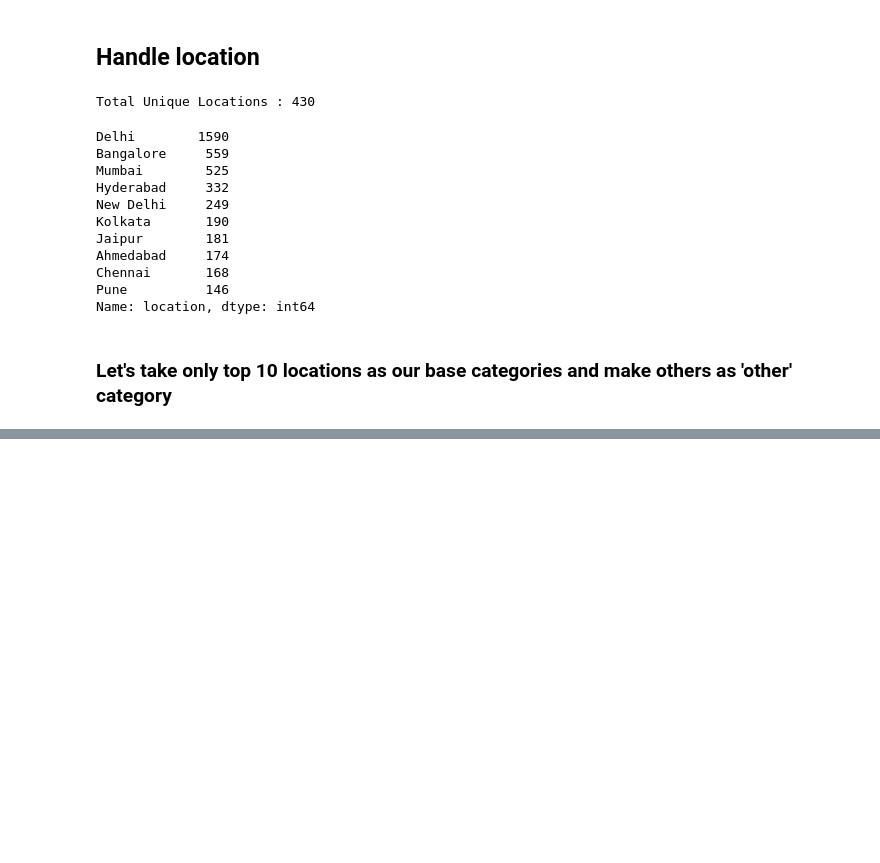
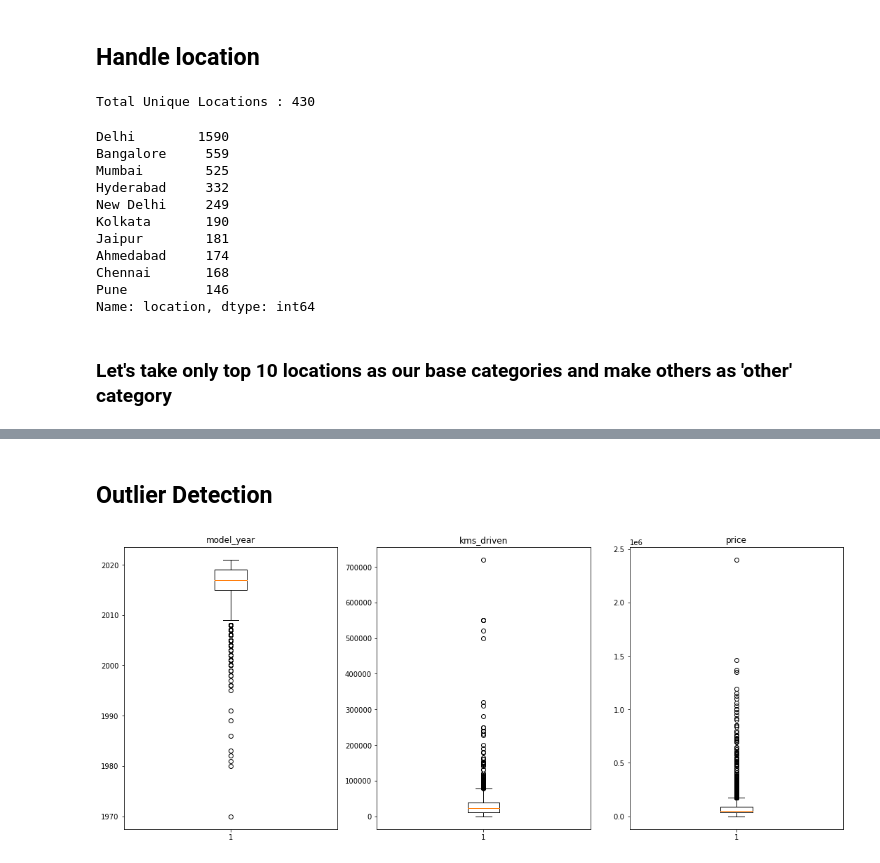
Before and after one commit to ropali/used_bike_price_prediction, a Jupyter notebook: notebooks/03-feature-eng.ipynb, the cells around one changed output, grey strips where cells are left out. Saved outputs shown, nothing was run; the diff lists cells and outputs as text; code cells hidden in the pictures; blank space fills up the shorter version.

```diff
--- a/notebooks/03-feature-eng.ipynb
+++ b/notebooks/03-feature-eng.ipynb
@@ -210,2 +217,22 @@ Data columns (total 6 columns):
 dtypes: float64(1), int64(2), object(3)
 memory usage: 258.1+ KB
+# %% [markdown]
+## Outlier Detection
+# %%
+def box_plot(df):
+    numeric_columns = df.select_dtypes(include=np.number).columns.tolist()
+
+    # outlier detection using boxplot
+    plt.figure(figsize=(20,30))
+
+    for i, variable in enumerate(numeric_columns):
+        plt.subplot(5,4,i+1)
+        plt.boxplot(df[variable],whis=1.5)
+        plt.tight_layout()
+        plt.title(variable)
+
+    plt.show()
+
+box_plot(df)
+# %% [output]
+[figure, added]
```
Also changed, not shown: parts of 19 cells of this notebook, 3 other files.
